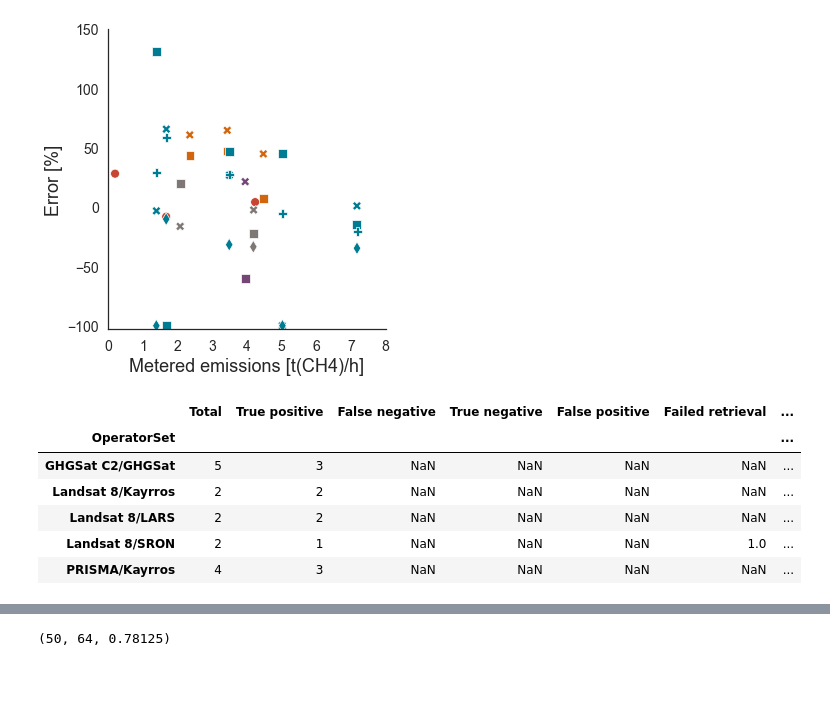
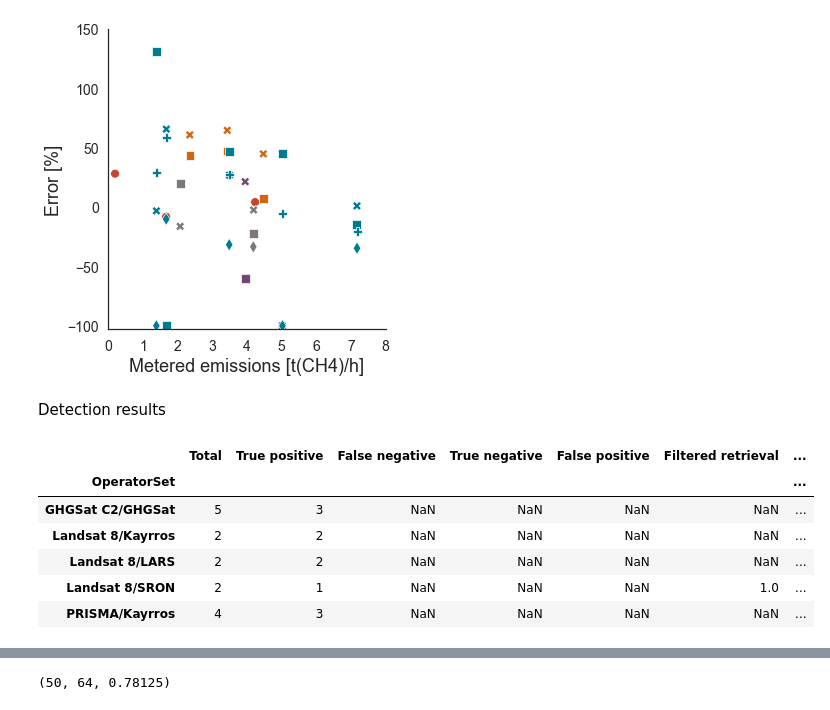
Before and after one commit to esherwin/SatelliteTesting, a Jupyter notebook: SatelliteTestingFiguresFullData.ipynb, the cells around one changed output, grey strips where cells are left out. Cells and saved outputs as stored; diff of their text form; code cells hidden in the pictures; blank space fills up the shorter version.

```diff
--- a/SatelliteTestingFiguresFullData.ipynb
+++ b/SatelliteTestingFiguresFullData.ipynb
@@ -558,23 +518,26 @@ plt.savefig('/Users/evansherwin/PycharmProjects/SatelliteTesting/Figures/Satelli
 # %% [output]
 <Figure size 432x360 with 0 Axes>
 [figure]
+# %% [markdown]
+Detection results
 # %%
+# Detection outcomes by satellite/team combination
 unblindingStage = 1 # 2
 # sns.set_palette(sns.color_palette(StanfordPalette)) # colors
 selectedSatelliteResults = satelliteResults[satelliteResults['UnblindingStage']==unblindingStage]
 
 # Fraction detected
 totalPointsByTeamSat = selectedSatelliteResults.groupby('OperatorSet').size()
 detectionAccuracy = pd.DataFrame(totalPointsByTeamSat, columns=['Total'])
 detectionAccuracy['True positive'] =  selectedSatelliteResults.loc[selectedSatelliteResults['tc_Classification'] == 'TP'].groupby('OperatorSet').size()
 detectionAccuracy['False negative'] = selectedSatelliteResults.loc[selectedSatelliteResults['tc_Classification'] == 'FN'].groupby('OperatorSet').size()
 detectionAccuracy['True negative'] = selectedSatelliteResults.loc[selectedSatelliteResults['tc_Classification'] == 'TN'].groupby('OperatorSet').size()
 detectionAccuracy['False positive'] = selectedSatelliteResults.loc[selectedSatelliteResults['tc_Classification'] == 'FP'].groupby('OperatorSet').size()
-detectionAccuracy['Failed retrieval'] = selectedSatelliteResults.loc[selectedSatelliteResults['tc_Classification'] == 'FR'].groupby('OperatorSet').size()
+detectionAccuracy['Filtered retrieval'] = selectedSatelliteResults.loc[selectedSatelliteResults['tc_Classification'] == 'FR'].groupby('OperatorSet').size()
 detectionAccuracy['No measurement'] = selectedSatelliteResults.loc[selectedSatelliteResults['tc_Classification'] == 'NT'].groupby('OperatorSet').size()
 detectionAccuracy.head()
 # %% [output]
-|  | Total | True positive | False negative | True negative | False positive | Failed retrieval | ... |
+|  | Total | True positive | False negative | True negative | False positive | Filtered retrieval | ... |
 | OperatorSet |  |  |  |  |  |  | ... |
 | GHGSat C2/GHGSat | 5 | 3 | NaN | NaN | NaN | NaN | ... |
 | Landsat 8/Kayrros | 2 | 2 | NaN | NaN | NaN | NaN | ... |
```
Also changed, not shown: parts of 29 cells of this notebook.
